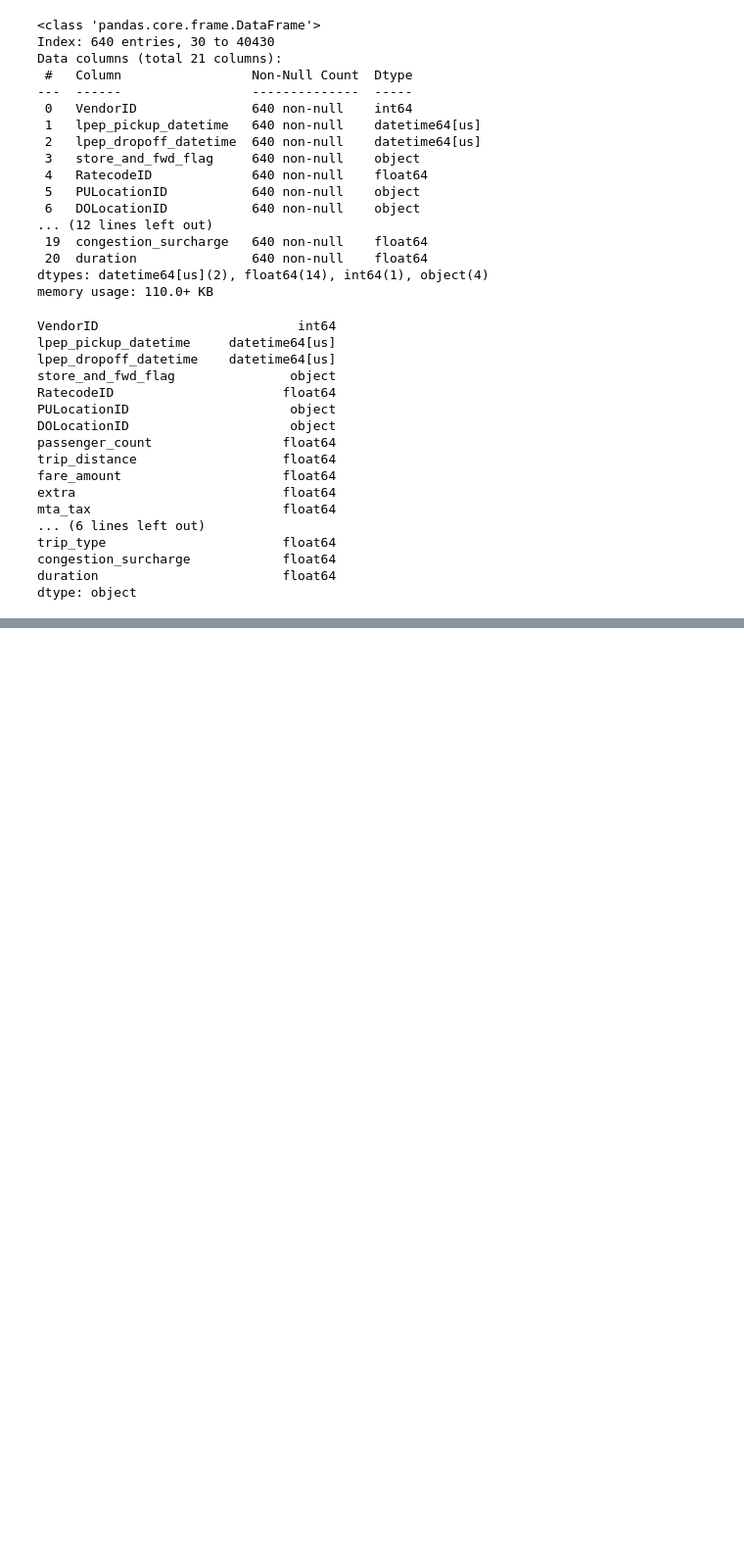
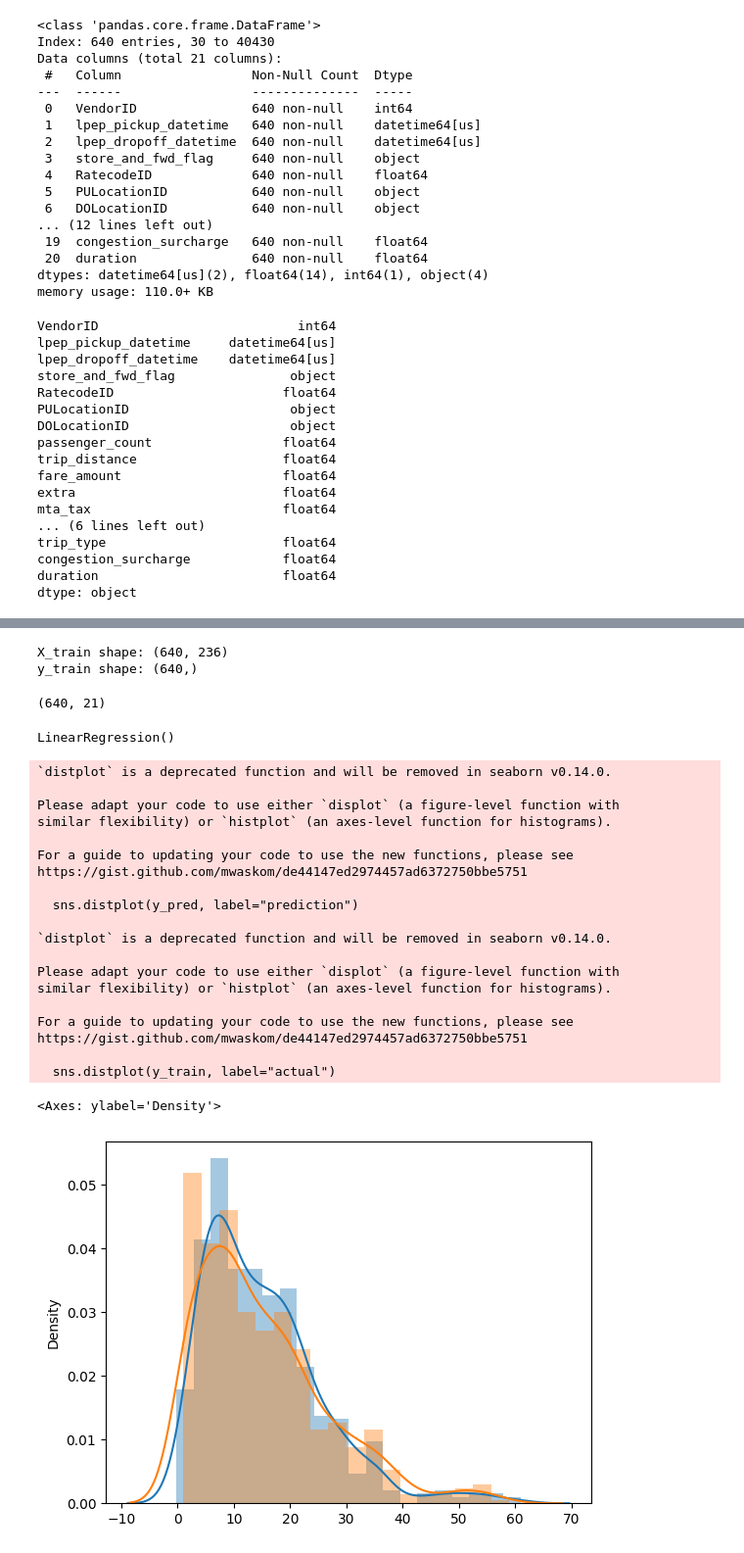
Before and after one commit to miracle73/Mlops-Zoomcamp-2025, a Jupyter notebook: 01-intro/prediction-model.ipynb, the cells around one changed output, grey strips where cells are left out. Shown at 98% size. Drawn from its saved outputs; the diff is of its cells as text; code cells hidden in the pictures; blank space fills up the shorter version.

```diff
--- a/01-intro/prediction-model.ipynb
+++ b/01-intro/prediction-model.ipynb
@@ -320,7 +326,7 @@ dtype: object
 # %%
 dv = DictVectorizer()
 # %%
-train_dicts = df[categorical + numerical].to_dict(orient="records")
+train_dicts = dt[categorical + numerical].to_dict(orient="records")
 # %%
 x_train = dv.fit_transform(train_dicts)
 # %%
@@ -337,0 +366,43 @@ NameError: name 'x_train' is not defined
+# %%
+lr = LinearRegression()
+# %%
+print("X_train shape:", x_train.shape)
+print("y_train shape:", y_train.shape)
+# %% [output]
+X_train shape: (640, 236)
+y_train shape: (640,)
+# %%
+dt.shape
+# %% [output]
+(640, 21)
+# %%
+lr.fit(x_train, y_train)
+# %% [output]
+LinearRegression()
+# %%
+y_pred = lr.predict(x_train)
+# %%
+sns.distplot(y_pred, label="prediction")
+sns.distplot(y_train, label="actual")
+# %% [output]
+`distplot` is a deprecated function and will be removed in seaborn v0.14.0.
+
+Please adapt your code to use either `displot` (a figure-level function with
+similar flexibility) or `histplot` (an axes-level function for histograms).
+
+For a guide to updating your code to use the new functions, please see
+https://gist.github.com/mwaskom/de44147ed2974457ad6372750bbe5751
+
+  sns.distplot(y_pred, label="prediction")
+
+`distplot` is a deprecated function and will be removed in seaborn v0.14.0.
+
+Please adapt your code to use either `displot` (a figure-level function with
+similar flexibility) or `histplot` (an axes-level function for histograms).
+
+For a guide to updating your code to use the new functions, please see
+https://gist.github.com/mwaskom/de44147ed2974457ad6372750bbe5751
+
+  sns.distplot(y_train, label="actual")
+<Axes: ylabel='Density'>
+[figure, added]
```
Also changed, not shown: parts of 30 cells of this notebook.
